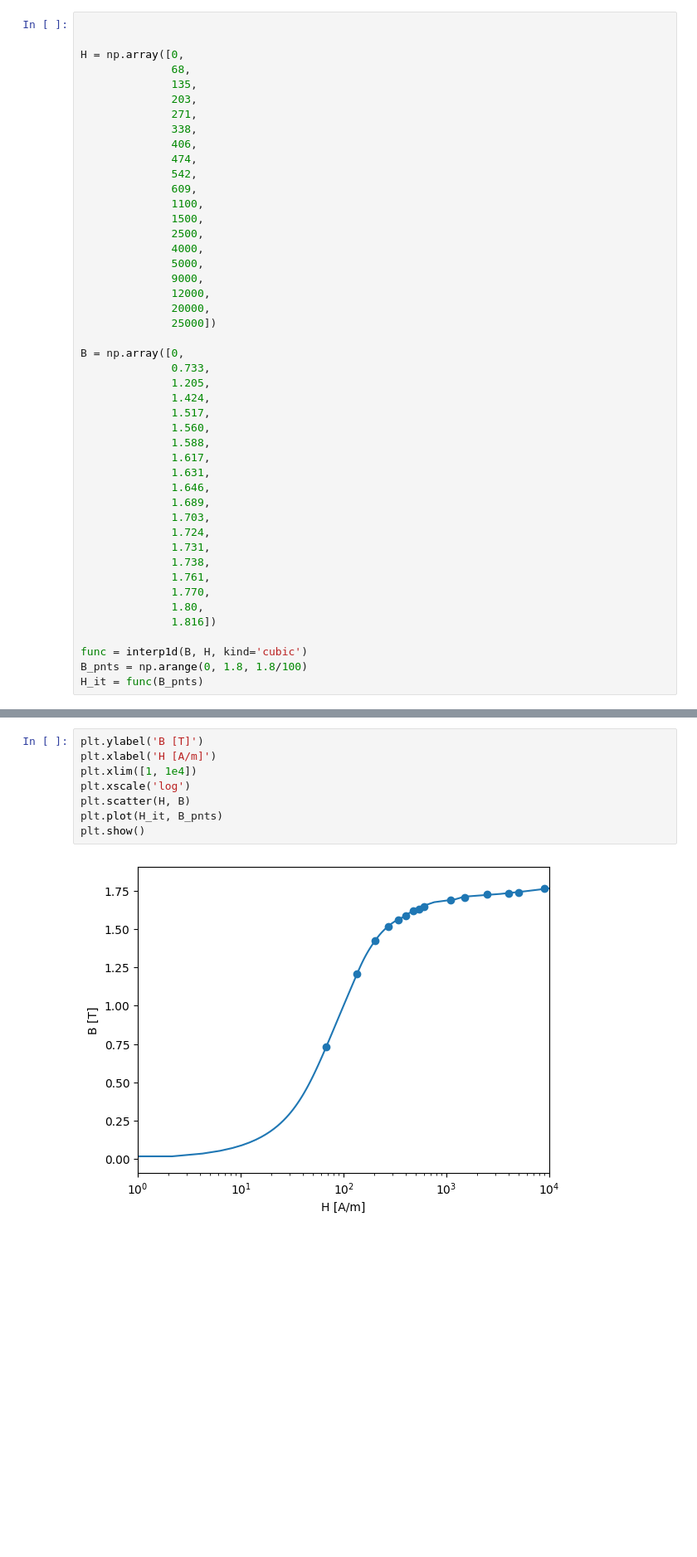
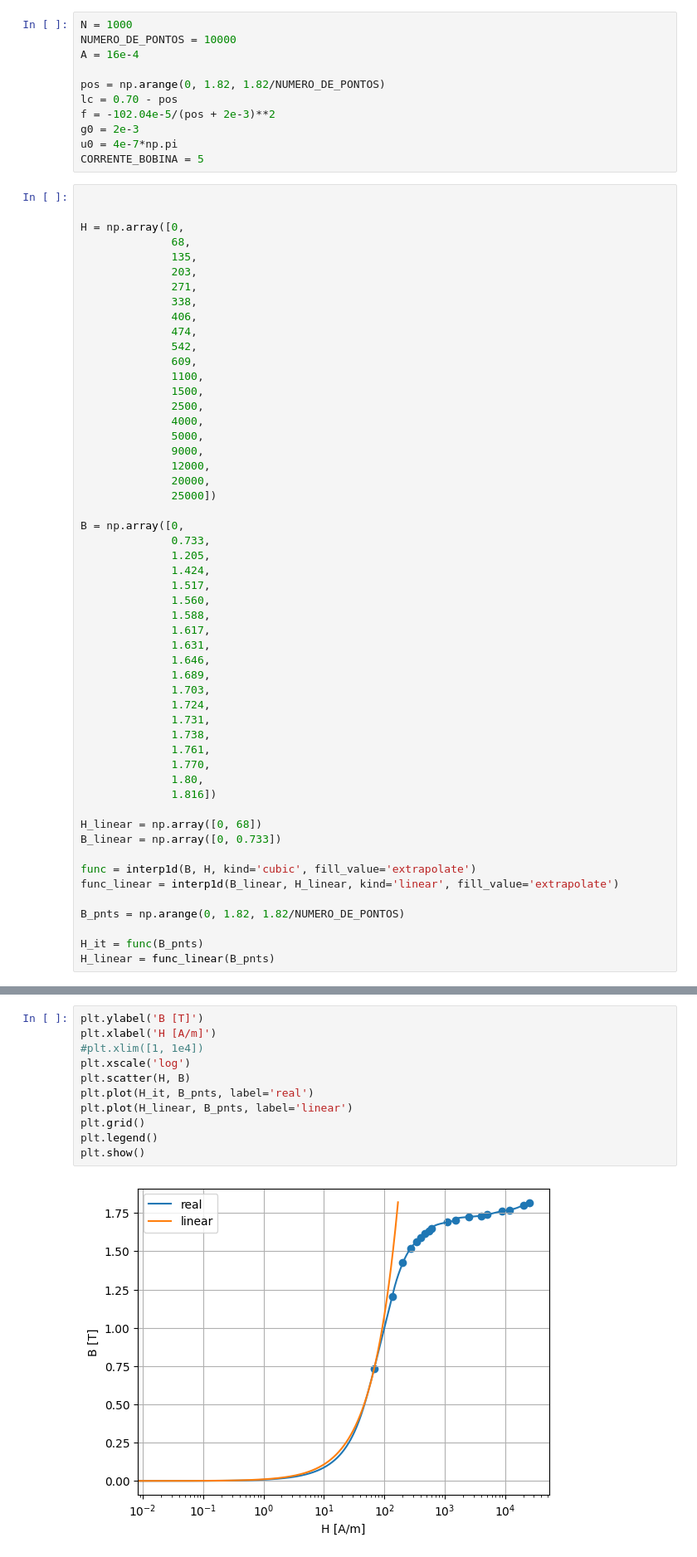
Before and after one commit to Danilo0liveira/conversao-eletromecanica, a Jupyter notebook: ex01.ipynb, the cells around one changed output, grey strips where cells are left out. Shown at 83% size. Drawn from its saved outputs; the diff is of its cells as text; blank space fills up the shorter version.

```diff
--- a/ex01.ipynb
+++ b/ex01.ipynb
@@ -28,3 +7,14 @@ f = -2.53e-2/pos**2
+# %%
+N = 1000
+NUMERO_DE_PONTOS = 10000
+A = 16e-4
+
+pos = np.arange(0, 1.82, 1.82/NUMERO_DE_PONTOS)
+lc = 0.70 - pos
+f = -102.04e-5/(pos + 2e-3)**2
+g0 = 2e-3
+u0 = 4e-7*np.pi
+CORRENTE_BOBINA = 5
 # %%
 
 
@@ -68,6 +58,13 @@ B = np.array([0,
               1.80,
               1.816])
 
-func = interp1d(B, H, kind='cubic')
-B_pnts = np.arange(0, 1.8, 1.8/100)
+H_linear = np.array([0, 68])
+B_linear = np.array([0, 0.733])
+
+func = interp1d(B, H, kind='cubic', fill_value='extrapolate')
+func_linear = interp1d(B_linear, H_linear, kind='linear', fill_value='extrapolate')
+
+B_pnts = np.arange(0, 1.82, 1.82/NUMERO_DE_PONTOS)
+
 H_it = func(B_pnts)
+H_linear = func_linear(B_pnts)
@@ -74,10 +100,13 @@ H_it = func(B_pnts)
 # %%
 plt.ylabel('B [T]')
 plt.xlabel('H [A/m]')
-plt.xlim([1, 1e4])
+#plt.xlim([1, 1e4])
 plt.xscale('log')
 plt.scatter(H, B)
-plt.plot(H_it, B_pnts)
+plt.plot(H_it, B_pnts, label='real')
+plt.plot(H_linear, B_pnts, label='linear')
+plt.grid()
+plt.legend()
 plt.show()
 # %% [output]
-[figure, old version]
+[figure, new version]
```
Also changed, not shown: parts of 9 cells of this notebook.
